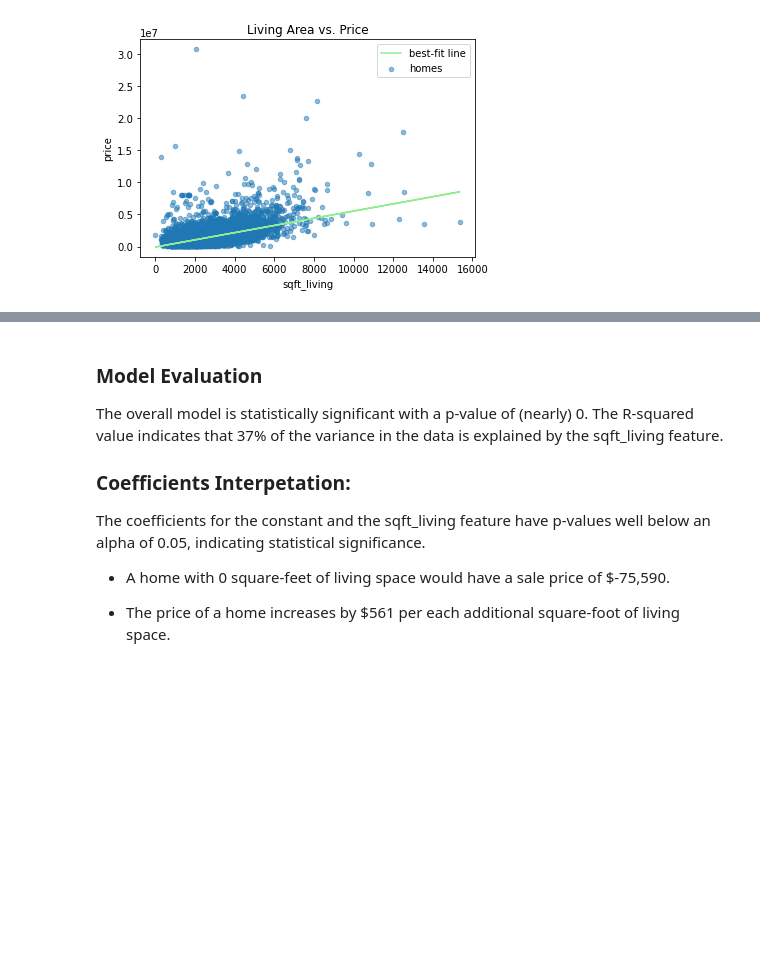
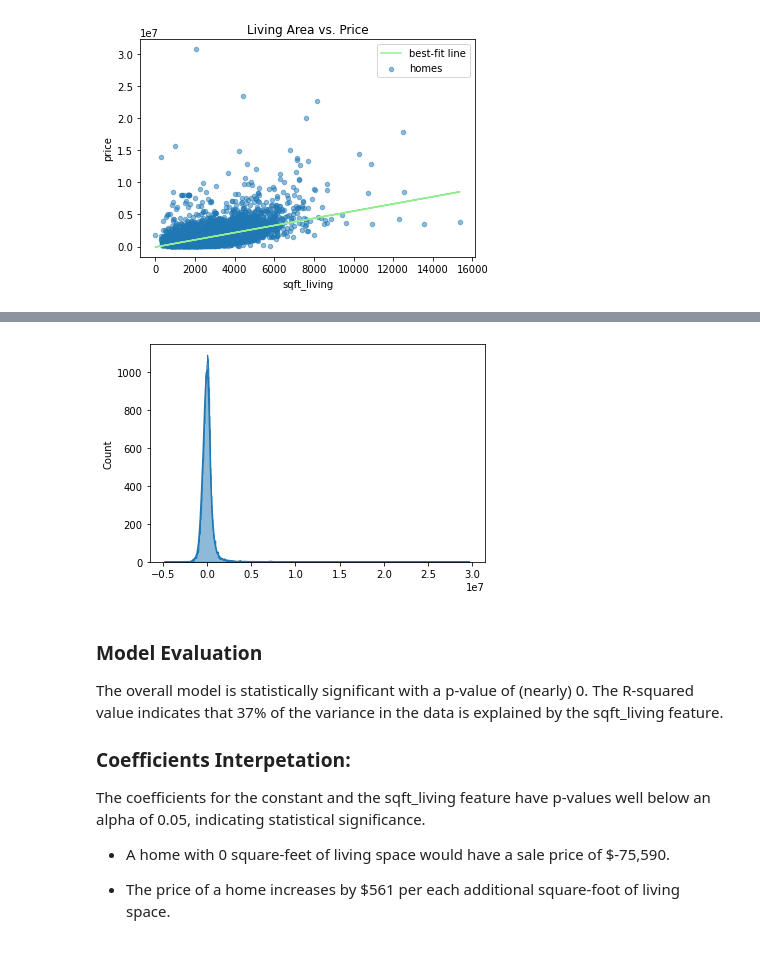
Before and after one commit to terminalcoder/Home-Features-Analysis, a Jupyter notebook: student.ipynb, the cells around one changed output, grey strips where cells are left out. Cells and saved outputs as stored; diff of their text form; code cells hidden in the pictures; blank space fills up the shorter version.

```diff
--- a/student.ipynb
+++ b/student.ipynb
@@ -174,3 +196,7 @@ strong multicollinearity or other numerical problems.
+# %%
+sns.histplot(baseline_results.resid, bins= 'auto', element="step", kde=True);
+# %% [output]
+[figure, added]
 # %% [markdown]
 ### Model Evaluation
 The overall model is statistically significant with a p-value of (nearly) 0.
```
Also changed, not shown: parts of 12 cells of this notebook.
